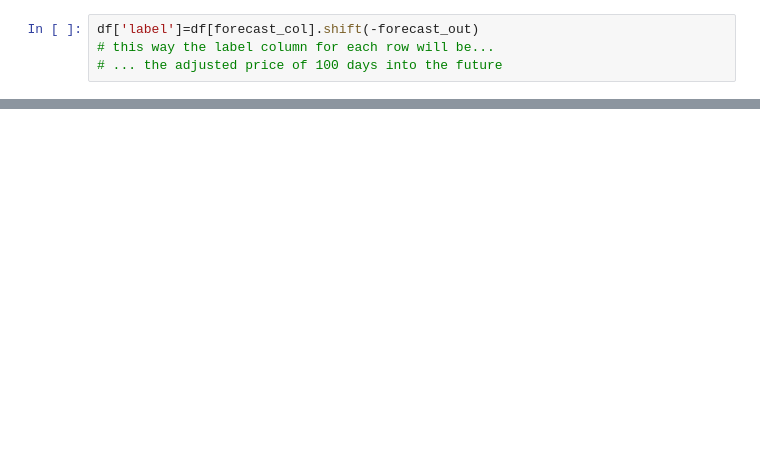
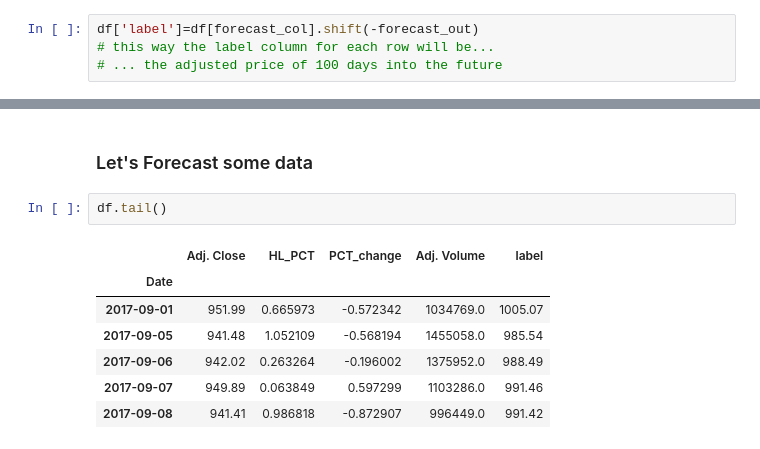
Before and after one commit to subhamsarangi/ML, a Jupyter notebook: 1. Linear Regression/reg1.ipynb, the cells around one changed output, grey strips where cells are left out. Drawn from its saved outputs; the diff is of its cells as text; blank space fills up the shorter version.

```diff
--- a/1. Linear Regression/reg1.ipynb
+++ b/1. Linear Regression/reg1.ipynb
@@ -65,0 +144,12 @@ df.head(50)
+# %% [markdown]
+### Let's Forecast some data
+# %%
+df.tail()
+# %% [output]
+|  | Adj. Close | HL_PCT | PCT_change | Adj. Volume | label |
+| Date |  |  |  |  |  |
+| 2017-09-01 | 951.99 | 0.665973 | -0.572342 | 1034769.0 | 1005.07 |
+| 2017-09-05 | 941.48 | 1.052109 | -0.568194 | 1455058.0 | 985.54 |
+| 2017-09-06 | 942.02 | 0.263264 | -0.196002 | 1375952.0 | 988.49 |
+| 2017-09-07 | 949.89 | 0.063849 | 0.597299 | 1103286.0 | 991.46 |
+| 2017-09-08 | 941.41 | 0.986818 | -0.872907 | 996449.0 | 991.42 |
```
Also changed, not shown: parts of 24 cells of this notebook.
